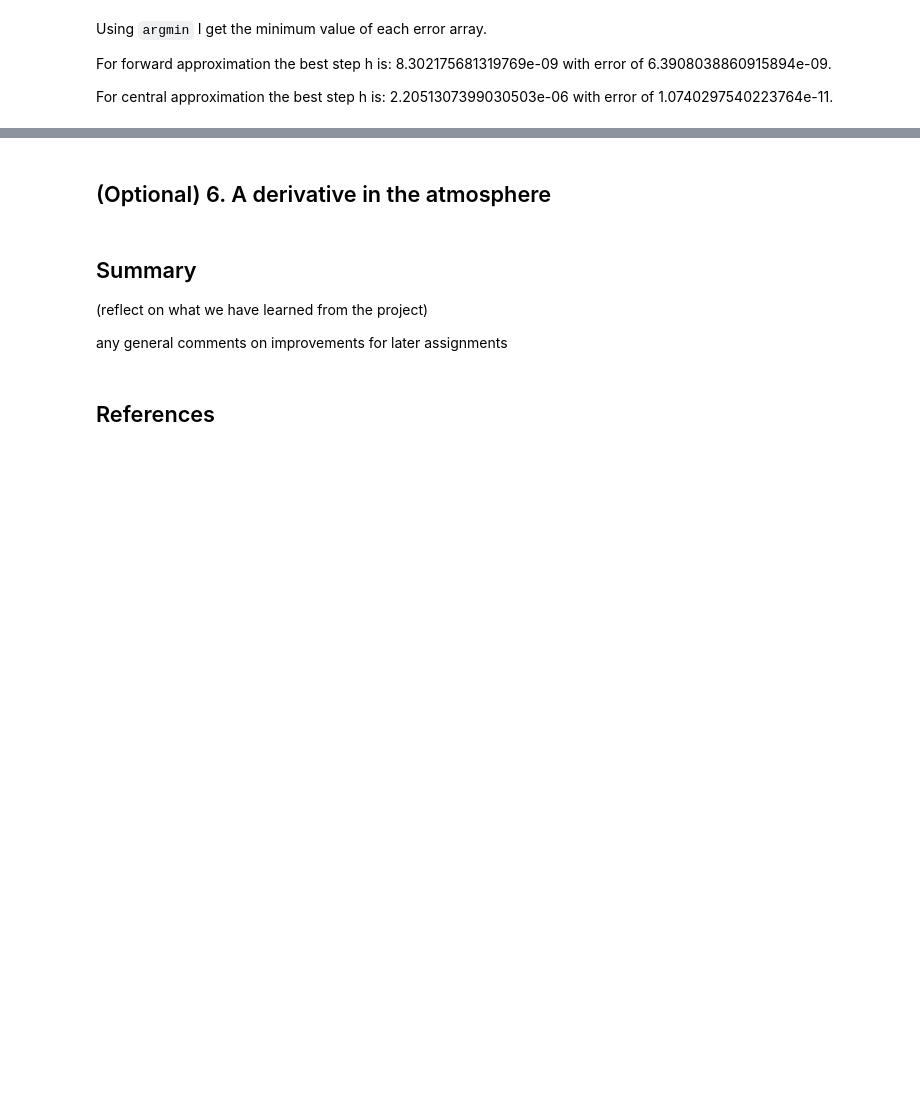
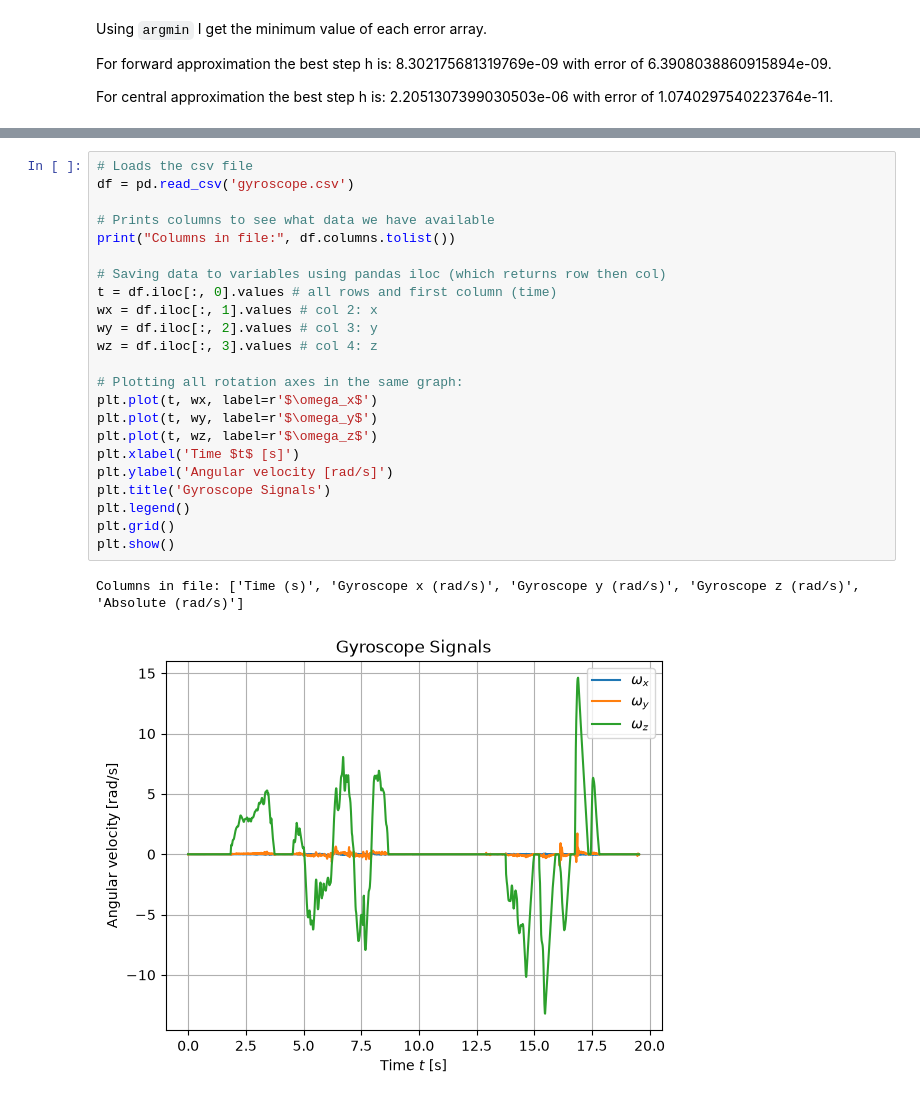
Before and after one commit to JoneVB/MOD300_Prosjekt1, a Jupyter notebook: project1.ipynb, the cells around one changed output, grey strips where cells are left out. Cells and saved outputs as stored; diff of their text form; blank space fills up the shorter version.

```diff
--- a/project1.ipynb
+++ b/project1.ipynb
@@ -687,9 +1004,26 @@ The central diffrence uses points on both sides, while forward difference uses o
-# %% [markdown]
-## (Optional) 6. A derivative in the atmosphere
-# %% [markdown]
-## Summary
-(reflect on what we have learned from the project)
-
-any general comments on improvements for later assignments
-# %% [markdown]
-## References
+# %%
+# Loads the csv file
+df = pd.read_csv('gyroscope.csv')
+
+# Prints columns to see what data we have available
+print("Columns in file:", df.columns.tolist())
+
+# Saving data to variables using pandas iloc (which returns row then col)
+t = df.iloc[:, 0].values # all rows and first column (time)
+wx = df.iloc[:, 1].values # col 2: x
+wy = df.iloc[:, 2].values # col 3: y
+wz = df.iloc[:, 3].values # col 4: z
+
+# Plotting all rotation axes in the same graph:
+plt.plot(t, wx, label=r'$\omega_x$')
+plt.plot(t, wy, label=r'$\omega_y$')
+plt.plot(t, wz, label=r'$\omega_z$')
+plt.xlabel('Time $t$ [s]')
+plt.ylabel('Angular velocity [rad/s]')
+plt.title('Gyroscope Signals')
+plt.legend()
+plt.grid()
+plt.show()
+# %% [output]
+Columns in file: ['Time (s)', 'Gyroscope x (rad/s)', 'Gyroscope y (rad/s)', 'Gyroscope z (rad/s)', 'Absolute (rad/s)']
+[figure, added]
```
Also changed, not shown: parts of 50 cells of this notebook, 1 other file.
